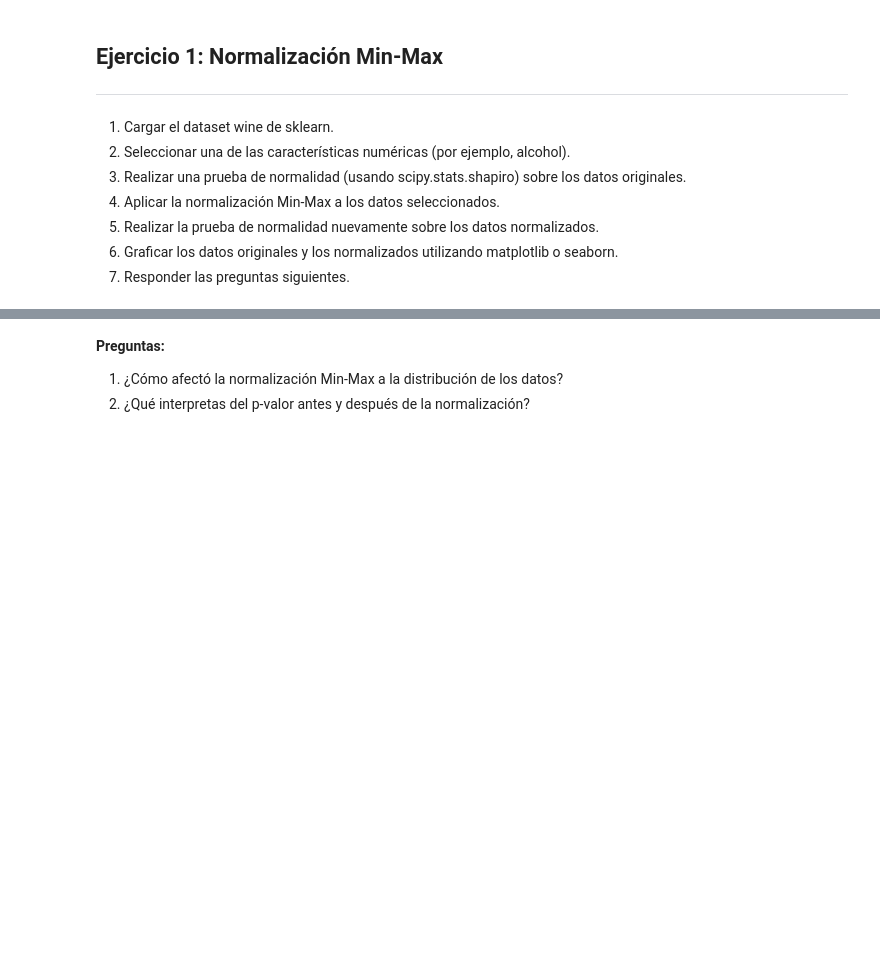
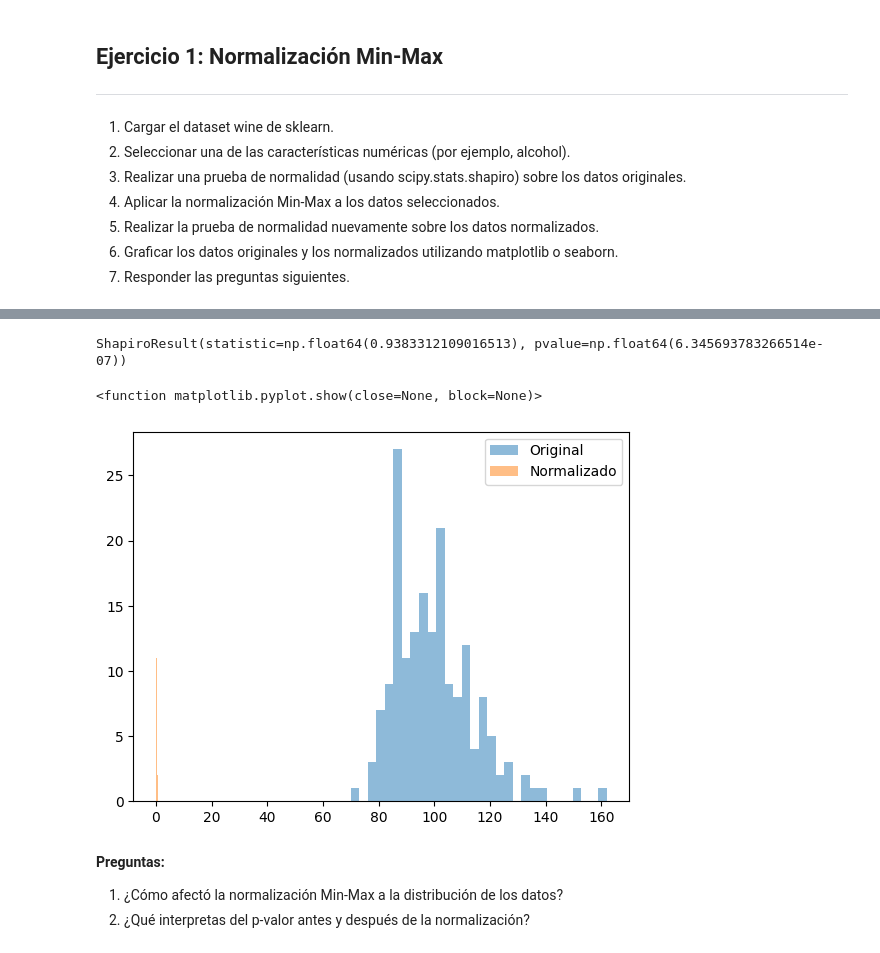
Before and after one commit to bidallei/MIAAD-UACJ, a Jupyter notebook: Practica22_NormalizacionTransformacion_263150.ipynb, the cells around one changed output, grey strips where cells are left out. Saved outputs shown, nothing was run; the diff lists cells and outputs as text; code cells hidden in the pictures; blank space fills up the shorter version.

```diff
--- a/Practica22_NormalizacionTransformacion_263150.ipynb
+++ b/Practica22_NormalizacionTransformacion_263150.ipynb
@@ -18,3 +18,10 @@ Seminario: Programación para analítica descriptiva y predictiva
 5. Realizar la prueba de normalidad nuevamente sobre los datos normalizados.
 6. Graficar los datos originales y los normalizados utilizando matplotlib o seaborn.
 7. Responder las preguntas siguientes.
+# %%
+# 1. Cargar el dataset wine de sklearn.
+from sklearn.datasets import load_wine
+import pandas as pd
+wine = load_wine()
+df = pd.DataFrame(wine.data, columns=wine.feature_names)
+df.head()
@@ -20,0 +35,8 @@ Seminario: Programación para analítica descriptiva y predictiva
+# %%
+# 2. Seleccionar una de las características numéricas (por ejemplo, alcohol).
+# 3. Realizar una prueba de normalidad (usando scipy.stats.shapiro) sobre los datos originales.
+import scipy.stats as stats
+from scipy.stats import shapiro
+magnesium = df['magnesium']
+prueba_normalidad = shapiro(magnesium)
+print(prueba_normalidad)
@@ -20,0 +45,6 @@ Seminario: Programación para analítica descriptiva y predictiva
+# %%
+# 4. Aplicar la normalización Min-Max a los datos seleccionados.
+from sklearn.preprocessing import MinMaxScaler
+scaler = MinMaxScaler()
+magnesium_scaled = scaler.fit_transform(magnesium.values.reshape(-1, 1))
+print(magnesium_scaled[:10])
@@ -21,3 +62,19 @@ Seminario: Programación para analítica descriptiva y predictiva
+# %%
+# 5. Realizar la prueba de normalidad nuevamente sobre los datos normalizados.
+prueba_normalidad_scaled = shapiro(magnesium_scaled)
+print(prueba_normalidad_scaled)
+# %% [output]
+ShapiroResult(statistic=np.float64(0.9383312109016513), pvalue=np.float64(6.345693783266514e-07))
+# %%
+# 6. Graficar los datos originales y los normalizados utilizando matplotlib o seaborn.
+import matplotlib.pyplot as plt
+plt.hist(magnesium, bins=30, alpha=0.5, label='Original')
+plt.hist(magnesium_scaled, bins=30, alpha=0.5, label='Normalizado')
+plt.legend(loc='upper right')
+plt.show
+# %% [output]
+<function matplotlib.pyplot.show(close=None, block=None)>
+[figure, added]
 # %% [markdown]
 **Preguntas:**
 1. ¿Cómo afectó la normalización Min-Max a la distribución de los datos?
```
Also changed, not shown: parts of 3 cells of this notebook.
